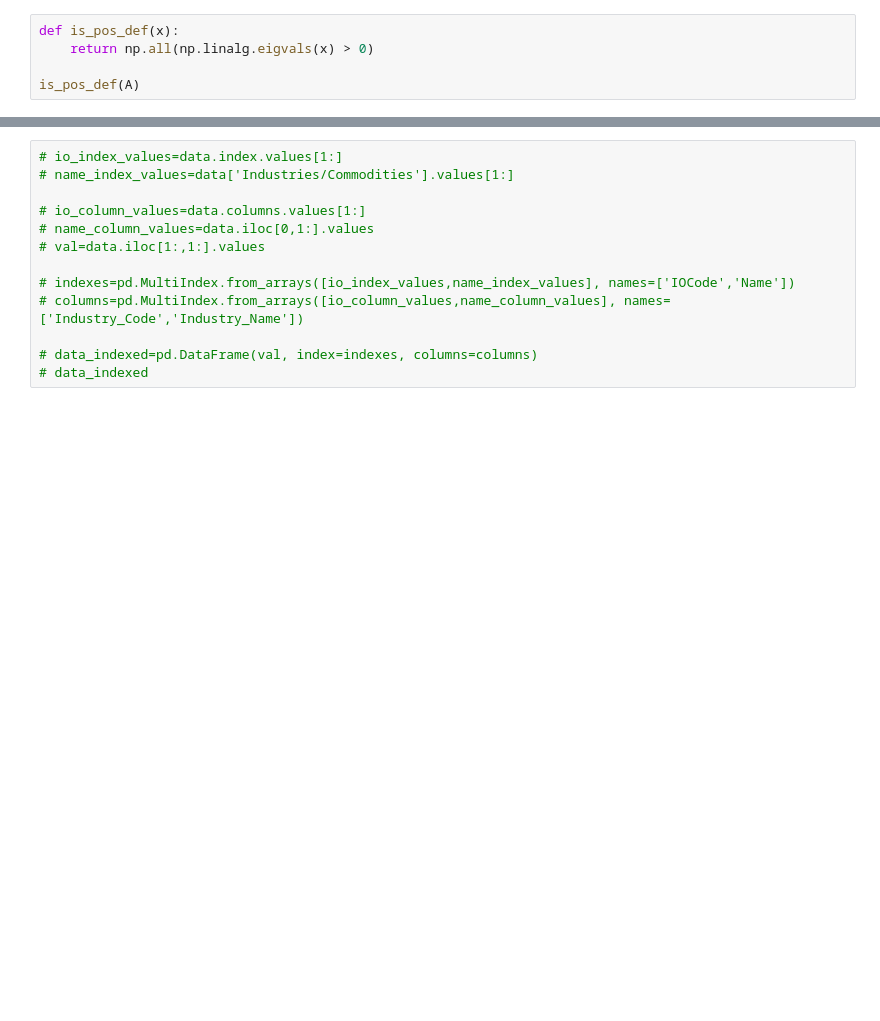
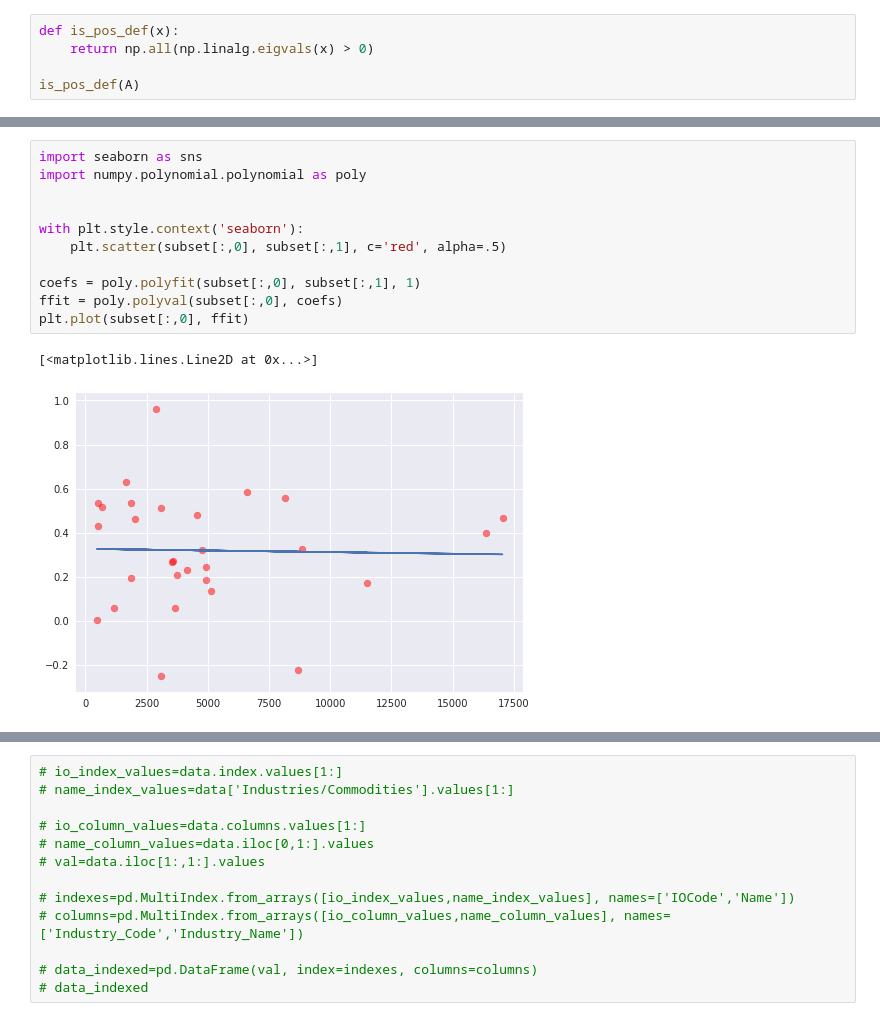
Before and after one commit to Djamil17/iotables, a Jupyter notebook: python/calculating-labor-values.ipynb, the cells around one changed output, grey strips where cells are left out. Saved outputs shown, nothing was run; the diff lists cells and outputs as text; blank space fills up the shorter version.

```diff
--- a/python/calculating-labor-values.ipynb
+++ b/python/calculating-labor-values.ipynb
@@ -243,0 +301,14 @@ array([-6.27373034e+01,  3.50988652e+01,  2.12801003e+01,  4.05866543e+00,
+# %%
+import seaborn as sns
+import numpy.polynomial.polynomial as poly
+
+
+with plt.style.context('seaborn'):
+    plt.scatter(subset[:,0], subset[:,1], c='red', alpha=.5)
+
+coefs = poly.polyfit(subset[:,0], subset[:,1], 1)
+ffit = poly.polyval(subset[:,0], coefs)
+plt.plot(subset[:,0], ffit)
+# %% [output]
+[<matplotlib.lines.Line2D at 0x...>]
+[figure, added]
```
Also changed, not shown: parts of 15 cells of this notebook.
